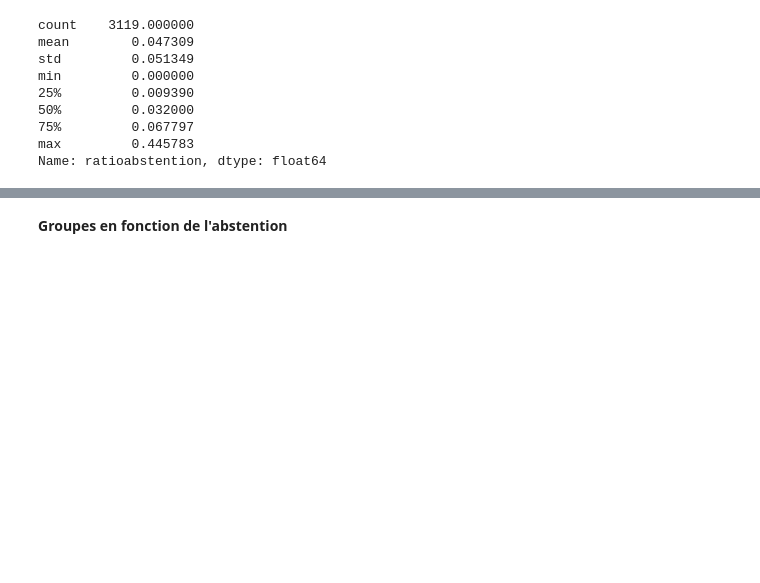
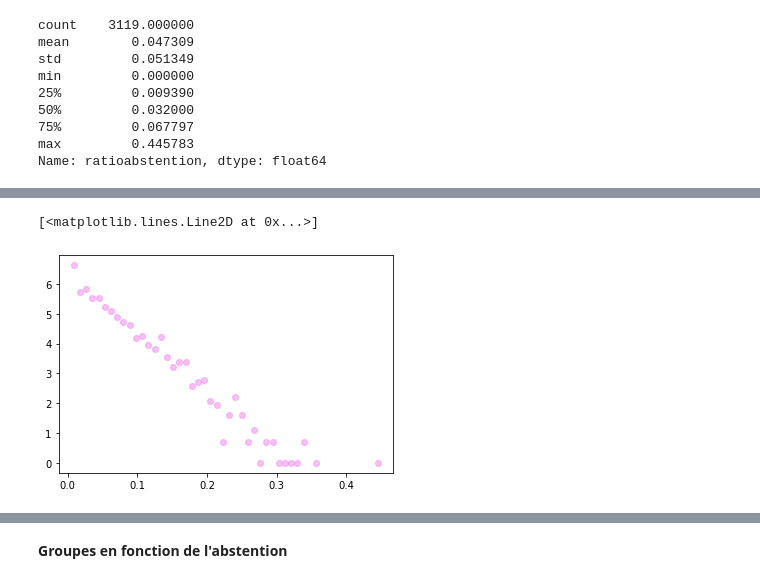
Before and after one commit to claralga/StatApp, a Jupyter notebook: statistiques_scrutins.ipynb, the cells around one changed output, grey strips where cells are left out. Drawn from its saved outputs; the diff is of its cells as text; code cells hidden in the pictures; blank space fills up the shorter version.

```diff
--- a/statistiques_scrutins.ipynb
+++ b/statistiques_scrutins.ipynb
@@ -52,0 +55,15 @@ df_scrutin['ratioabstention'].plot(kind='hist')
+# %%
+x = z[1][1:]
+y = z[0]
+y1 = []
+x1 = []
+for i in range(len(y)):
+    if y[i] != 0:
+        y1.append(y[i])
+        x1.append(x[i])
+# %%
+#x et log y
+plt.plot(x1,np.log(y1), 'o', color = 'violet', alpha = 0.5, label = 'log des effectifs')
+# %% [output]
+[<matplotlib.lines.Line2D at 0x...>]
+[figure, added]
```
Also changed, not shown: parts of 20 cells of this notebook.
